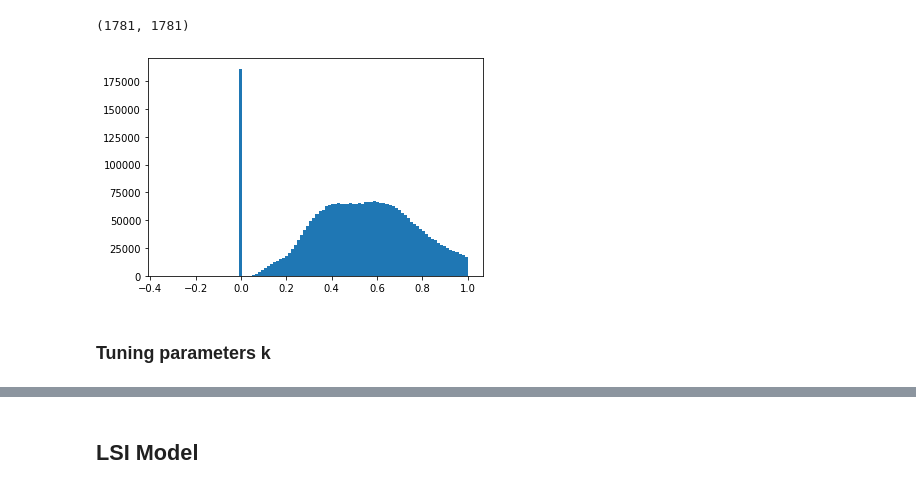
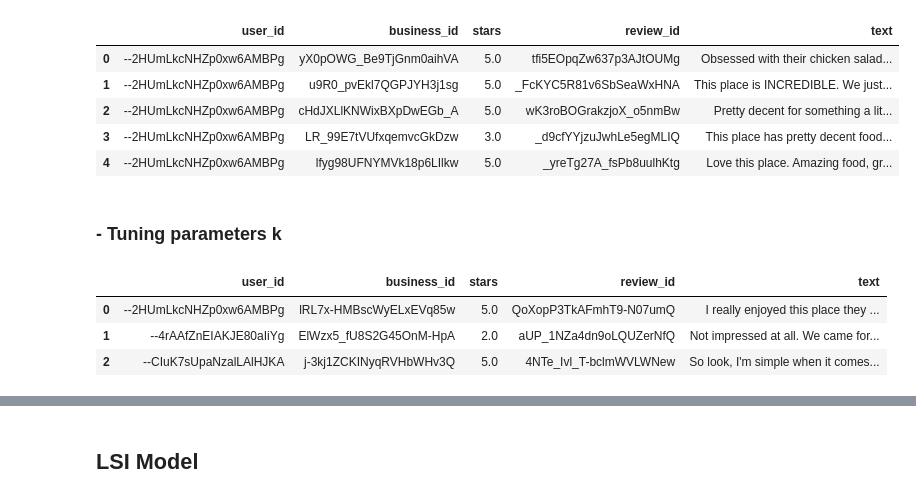
Before and after one commit to Yelp-Recommender-System/FancyYelpers, a Jupyter notebook: code/1.4_Content_Based_Filtering_NLP_SG_V2.ipynb, the cells around one changed output, grey strips where cells are left out. Saved outputs shown, nothing was run; the diff lists cells and outputs as text; code cells hidden in the pictures.

Commit message:
add validation and mixture part of nlp model

```diff
--- a/code/1.4_Content_Based_Filtering_NLP_SG_V2.ipynb
+++ b/code/1.4_Content_Based_Filtering_NLP_SG_V2.ipynb
@@ -75,0 +94,5 @@ print(test_df.shape)
+# %%
+train_df.head(1)
+text_train_df = train_df.groupby(["business_id"])["text"].apply(lambda x: x.str.cat()).reset_index()
+len(text_train_df)
+text_train_df.head(1)
@@ -75,0 +222,3 @@ print(test_df.shape)
+# %%
+df_texts_train = get_processed(text_train_df)
+df_texts_train.to_pickle('../data/text_train_df.pkl')
@@ -235,4 +304,0 @@ def get_processed(sample):
-# %%
-df_texts_train = get_processed(df_revtexts_train)
-# df_texts_test = get_processed(df_revtexts_test)
-df_texts_train.to_pickle('../data/df_texts_train.pkl')
@@ -270,32 +305,33 @@ plt.plot(range(len(s))[:100], np.cumsum(sorted((s**2 / sum(s**2)),reverse = True
-# %%
-tfidf_matrix = get_tfidf_matrix(df_texts_train)
-cosine_sim = get_cos_sim_matrix(tfidf_matrix, 20)
-df_sim = pd.DataFrame(cosine_sim, index=df_texts_train['business_id'], columns=df_texts_train['business_id'])
-cosine_sim.shape
-# %% [output]
-(1781, 1781)
-# %%
-plt.figure()
-plt.hist(cosine_sim.flatten(), bins = 100)
-plt.show()
-# %% [output]
-[figure, removed]
 # %%
 def get_recommendation_cos(reviews, business_id, user_id, df_sim, k):
-#     df_sim = pd.DataFrame(cosine_sim, index=processed['business_id'], columns=processed['business_id'])
+    '''get the business_id_array that shows top_k greatest similarity to the specific business_id'''
     user_bids = reviews[reviews['user_id']==user_id]['business_id'].values
     df_user = df_sim.loc[df_sim.index.isin(user_bids), df_sim.columns == business_id]
     df_user_topk = df_user.sort_values(df_user.columns[0], ascending = False).iloc[:k]
+
     return np.array(df_user_topk.index.values)
 
-def get_results_cos(reviews, reviews_test, business_id,user_id,df_sim,k):
+
+def predict_rating(reviews, user_id, business_ids):
+    '''predict the avg of the user's rating on business in business_ids'''
+    scores = reviews.loc[(reviews.user_id == user_id) & (reviews.business_id.isin(business_ids))]["stars"].values
+
+    return np.mean(scores)
+
+
+def get_results_cos(reviews, reviews_test, business_id, user_id, df_sim, k):
+    '''
+    prediction on the business_id：avg the ratings on top_k business that shows similarity to the business_id
+    actual on the business_id: the true rating
+    '''
     actual = reviews_test.loc[(reviews_test.user_id==user_id) & (reviews_test.business_id==business_id)]['stars'].values[0]
-    business_ids = get_recommendation_cos(reviews,business_id,user_id,df_sim,k)
-#     print(business_ids)
+    business_ids = get_recommendation_cos(reviews, business_id, user_id, df_sim, k)
     prediction = predict_rating(reviews, user_id, business_ids)
+
     return actual, prediction
 
-# def get_review_processed(processed, reviews):
-#     reviews_processed = reviews.loc[reviews.business_id.isin(processed.business_id)]\
-#                            .reset_index().drop(columns=['index'])
-#     return reviews_processed
+def get_review_processed(processed, reviews):
+    reviews_processed = reviews.loc[reviews.business_id.isin(processed.business_id)]\
+                                                       .reset_index()\
+                                                       .drop(columns=['index'])
+    return reviews_processed
@@ -334,0 +338,10 @@ def CB_NLP_predict(reviews, reviews_test, df_sim, k = 5):
+# %%
+reviews_processed = get_review_processed(df_texts_train, train_df)
+reviews_processed.head()
+# %% [output]
+|  | user_id | business_id | stars | review_id | text |
+| 0 | --2HUmLkcNHZp0xw6AMBPg | yX0pOWG_Be9TjGnm0aihVA | 5.0 | tfi5EOpqZw637p3AJtOUMg | Obsessed with their chicken salad... |
+| 1 | --2HUmLkcNHZp0xw6AMBPg | u9R0_pvEkl7QGPJYH3j1sg | 5.0 | _FcKYC5R81v6SbSeaWxHNA | This place is INCREDIBLE. We just... |
+| 2 | --2HUmLkcNHZp0xw6AMBPg | cHdJXLlKNWixBXpDwEGb_A | 5.0 | wK3roBOGrakzjoX_o5nmBw | Pretty decent for something a lit... |
+| 3 | --2HUmLkcNHZp0xw6AMBPg | LR_99E7tVUfxqemvcGkDzw | 3.0 | _d9cfYYjzuJwhLe5egMLIQ | This place has pretty decent food... |
+| 4 | --2HUmLkcNHZp0xw6AMBPg | lfyg98UFNYMVk18p6LIlkw | 5.0 | _yreTg27A_fsPb8uulhKtg | Love this place. Amazing food, gr... |
@@ -335,5 +376,12 @@ def CB_NLP_predict(reviews, reviews_test, df_sim, k = 5):
 # %% [markdown]
-### Tuning parameters k
+### - Tuning parameters k
+# %%
+valid_df.head(3)
+# %% [output]
+|  | user_id | business_id | stars | review_id | text |
+| 0 | --2HUmLkcNHZp0xw6AMBPg | lRL7x-HMBscWyELxEVq85w | 5.0 | QoXopP3TkAFmhT9-N07umQ | I really enjoyed this place they ... |
+| 1 | --4rAAfZnEIAKJE80aIiYg | ElWzx5_fU8S2G45OnM-HpA | 2.0 | aUP_1NZa4dn9oLQUZerNfQ | Not impressed at all. We came for... |
+| 2 | --CIuK7sUpaNzalLAlHJKA | j-3kj1ZCKINyqRVHbWHv3Q | 5.0 | 4NTe_Ivl_T-bclmWVLWNew | So look, I'm simple when it comes... |
 # %%
 t0 = time.time()
 df_pred_results = pd.DataFrame(columns= ["ks", "sample_size", "rmse", "mae"])
```
Also changed, not shown: parts of 63 cells of this notebook, 2 other files.
